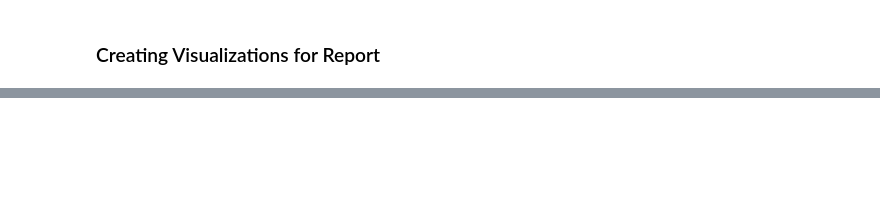
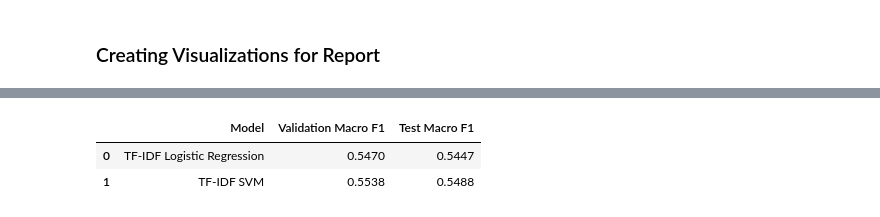
Before and after one commit to danieljjazowski/misinformationClassification, a Jupyter notebook: modeling.ipynb, the cells around one changed output, grey strips where cells are left out. Cells and saved outputs as stored; diff of their text form; code cells hidden in the pictures; blank space fills up the shorter version.

```diff
--- a/modeling.ipynb
+++ b/modeling.ipynb
@@ -977,0 +995,12 @@ Passing `palette` without assigning `hue` is deprecated and will be removed in v
+# %%
+table1 = pd.DataFrame({
+    "Model": ["TF-IDF Logistic Regression", "TF-IDF SVM"],
+    "Validation Macro F1": [0.5470, 0.5538],
+    "Test Macro F1": [0.5447, 0.5488]
+})
+
+table1
+# %% [output]
+|  | Model | Validation Macro F1 | Test Macro F1 |
+| 0 | TF-IDF Logistic Regression | 0.5470 | 0.5447 |
+| 1 | TF-IDF SVM | 0.5538 | 0.5488 |
```
Also changed, not shown: parts of 15 cells of this notebook, 2 other files.
